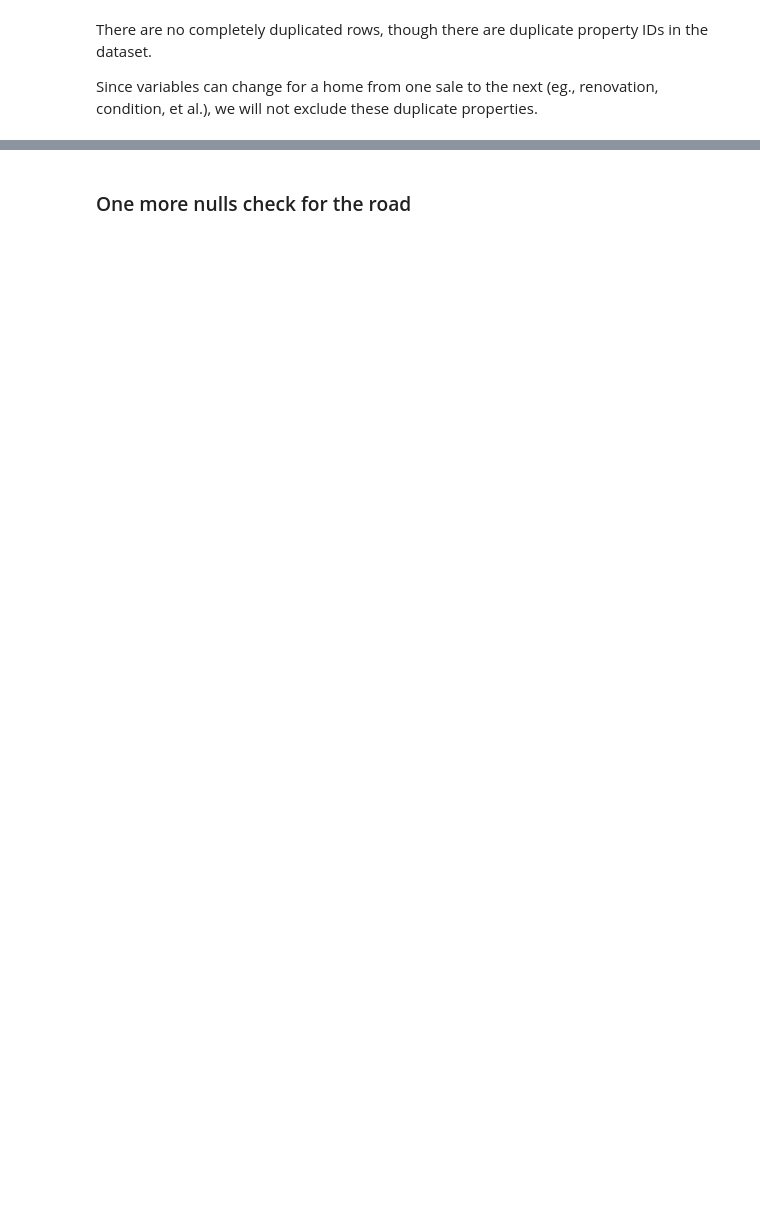
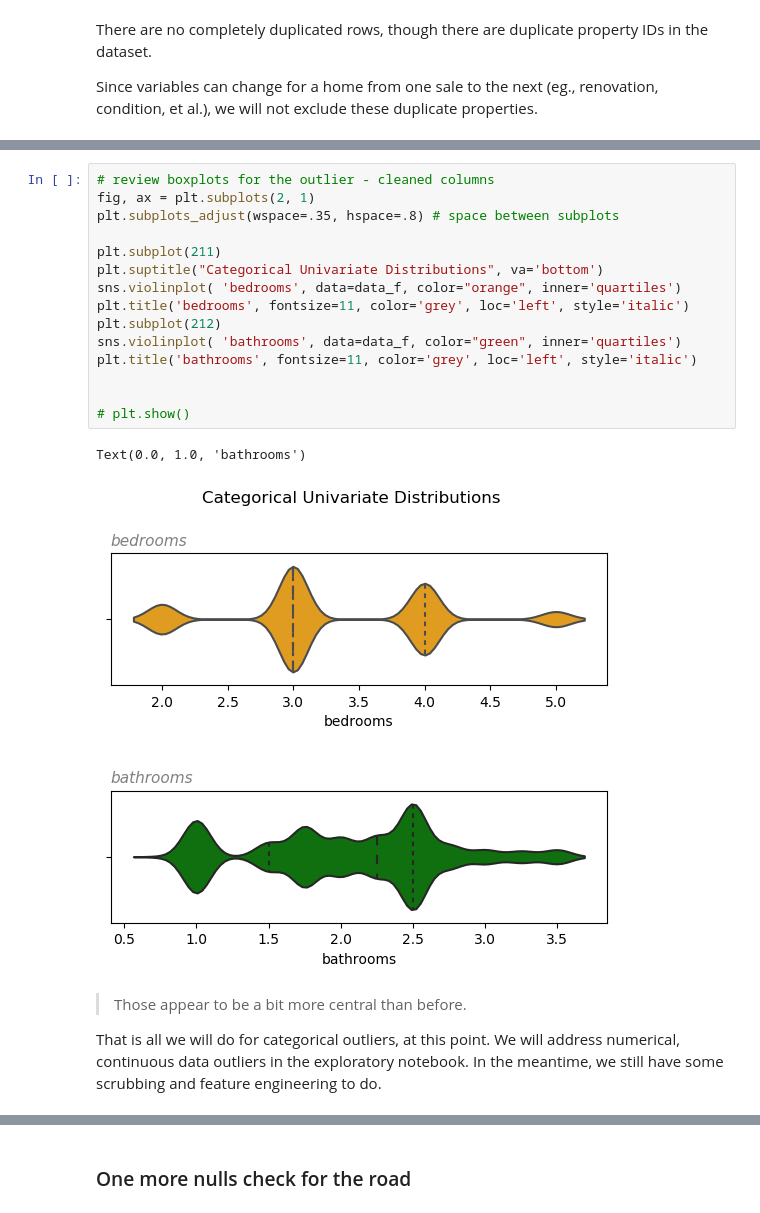
Before and after one commit to jammy-bot/dsc-mod-2-project-v2-1-online-ds-ft-120919, a Jupyter notebook: 1-obtain-and scrub.ipynb, the cells around one changed output, grey strips where cells are left out. Cells and saved outputs as stored; diff of their text form; blank space fills up the shorter version.

```diff
--- a/1-obtain-and scrub.ipynb
+++ b/1-obtain-and scrub.ipynb
@@ -527,0 +737,22 @@ data_f.drop(columns='yr_renovated', inplace=True)
+# %%
+# review boxplots for the outlier - cleaned columns
+fig, ax = plt.subplots(2, 1)
+plt.subplots_adjust(wspace=.35, hspace=.8) # space between subplots
+
+plt.subplot(211)
+plt.suptitle("Categorical Univariate Distributions", va='bottom')
+sns.violinplot( 'bedrooms', data=data_f, color="orange", inner='quartiles')
+plt.title('bedrooms', fontsize=11, color='grey', loc='left', style='italic')
+plt.subplot(212)
+sns.violinplot( 'bathrooms', data=data_f, color="green", inner='quartiles')
+plt.title('bathrooms', fontsize=11, color='grey', loc='left', style='italic')
+
+
+# plt.show()
+# %% [output]
+Text(0.0, 1.0, 'bathrooms')
+[figure, added]
+# %% [markdown]
+> Those appear to be a bit more central than before.
+
+That is all we will do for categorical outliers, at this point. We will address numerical, continuous data outliers in the exploratory notebook. In the meantime, we still have some scrubbing and feature engineering to do.
```
Also changed, not shown: parts of 94 cells of this notebook, 8 other files.
